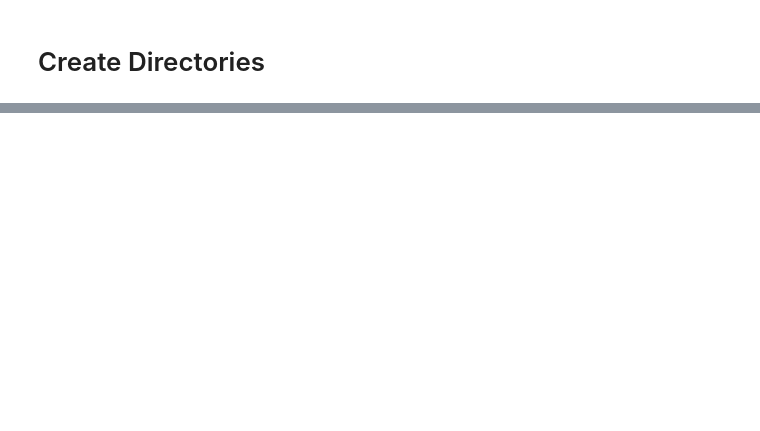
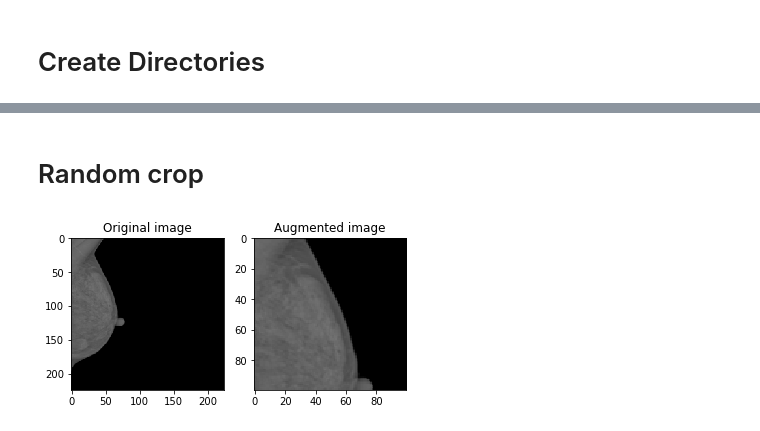
Before and after one commit to SalvatoreCognetta/BreastCancerDetection, a Jupyter notebook: create_augmented_data.ipynb, the cells around one changed output, grey strips where cells are left out. Drawn from its saved outputs; the diff is of its cells as text; code cells hidden in the pictures; blank space fills up the shorter version.

```diff
--- a/create_augmented_data.ipynb
+++ b/create_augmented_data.ipynb
@@ -55,0 +120,6 @@ class_names
+# %% [markdown]
+# Random crop
+# %%
+generate_image(data_dir, 'crop', tf.image.random_crop, [(100,100,3)], resize=True)
+# %% [output]
+[figure, added]
```
Also changed, not shown: parts of 14 cells of this notebook, 1 other file.
